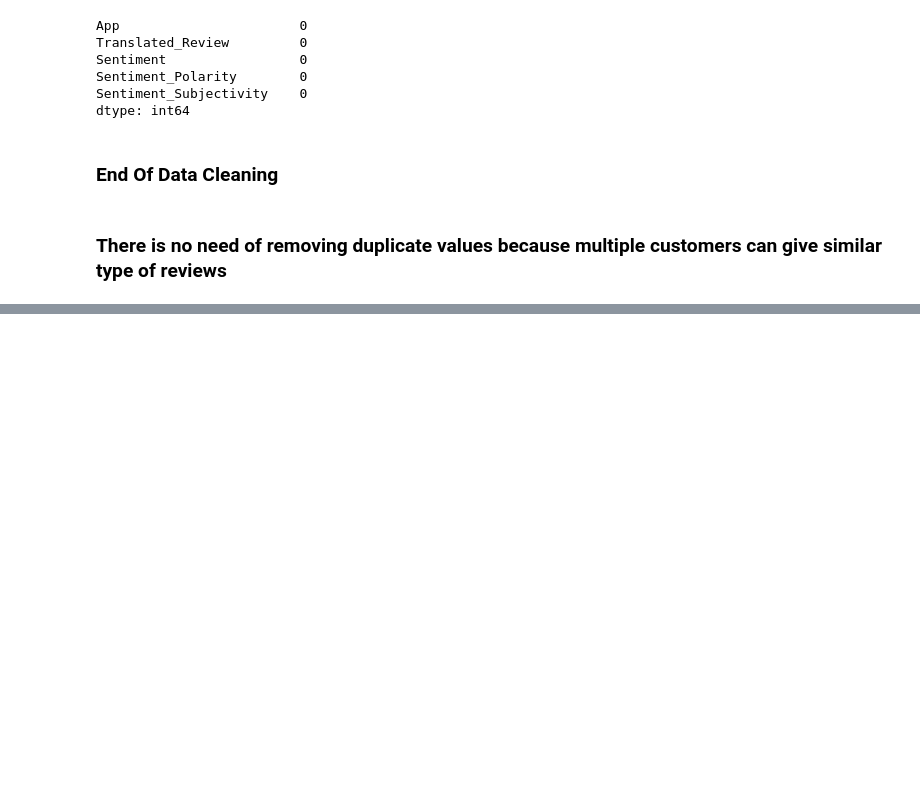
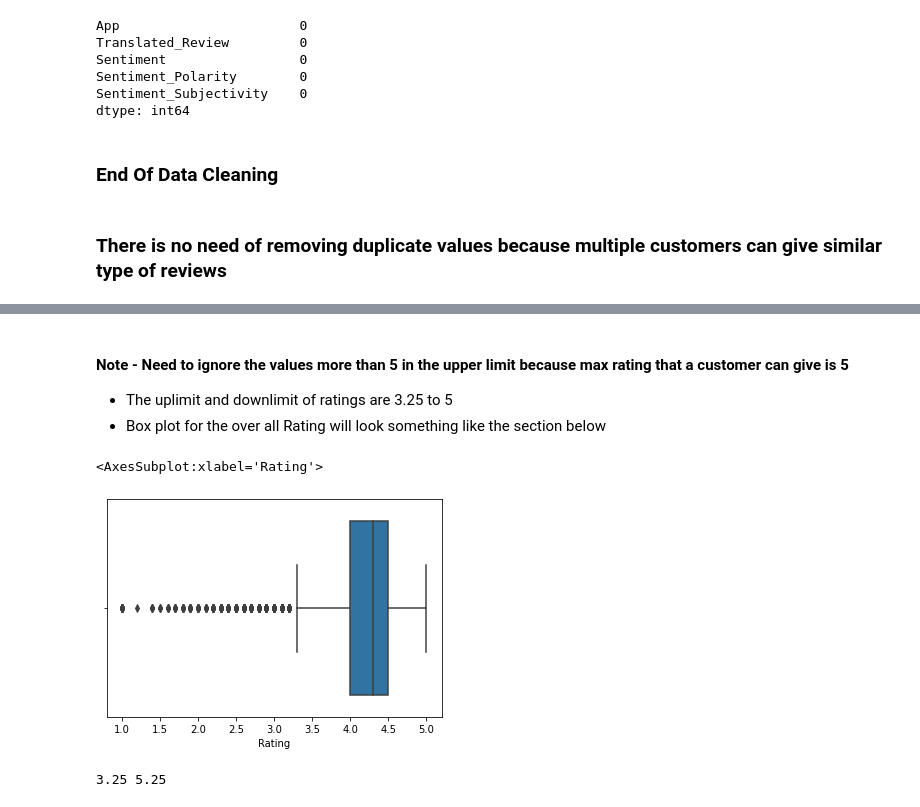
Before and after one commit to MIlanJP/project-eda, a Jupyter notebook: Play Store App Review Analysis - Capstone Project.ipynb, the cells around one changed output, grey strips where cells are left out. Saved outputs shown, nothing was run; the diff lists cells and outputs as text; code cells hidden in the pictures; blank space fills up the shorter version.

```diff
--- a/Play Store App Review Analysis - Capstone Project.ipynb
+++ b/Play Store App Review Analysis - Capstone Project.ipynb
@@ -805,0 +933,14 @@ user_reviews.to_csv('clean_user_reviews.csv')
+# %% [markdown]
+#### Note - Need to ignore the values more than 5 in the upper limit because max rating that a customer can give is 5
+ - The uplimit and downlimit of ratings are 3.25 to 5
+ - Box plot for the over all Rating will look something like the section below
+# %%
+sns.boxplot(playstore_data.Rating)
+# %% [output]
+<AxesSubplot:xlabel='Rating'>
+[figure, added]
+# %%
+# The outliers has been reset to the nearest limits
+replace_outliers_to_nearest_limit(playstore_data,"Rating",set_up_limit=True,up_limit=5)
+# %% [output]
+3.25 5.25
```
Also changed, not shown: parts of 32 cells of this notebook, 1 other file.
